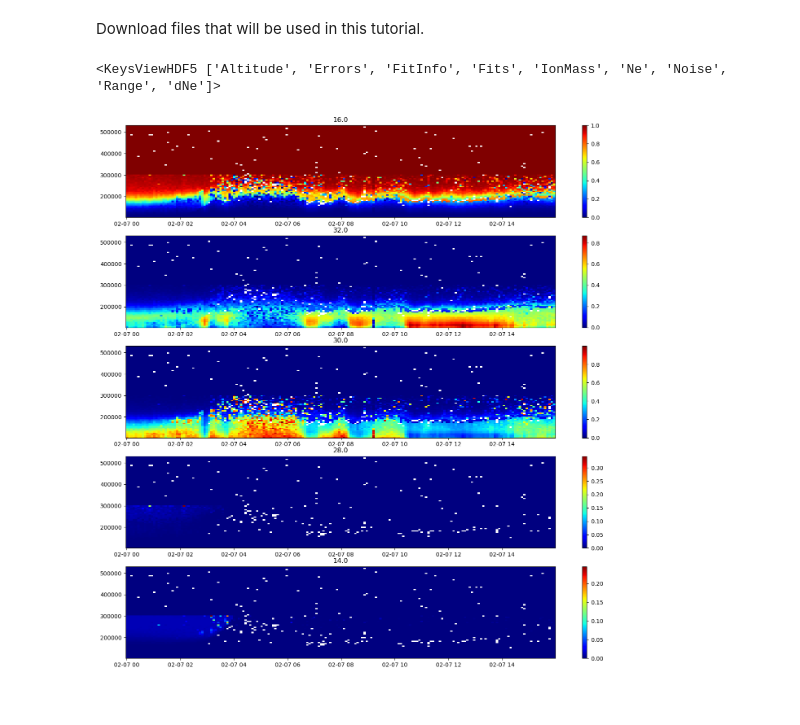
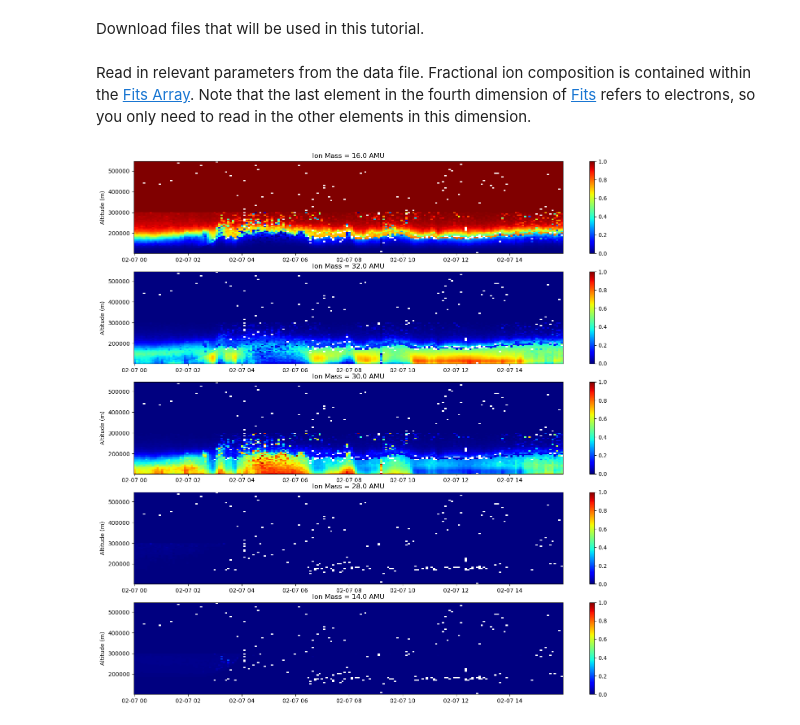
Before and after one commit to amisr/amisr_user_manual, a Jupyter notebook: src/sri_database/specialized_parameters/ion_comp.ipynb, the cells around one changed output. Drawn from its saved outputs; the diff is of its cells as text; code cells hidden in the pictures.

Commit message:
Update Ion Composition notebook.

```diff
--- a/src/sri_database/specialized_parameters/ion_comp.ipynb
+++ b/src/sri_database/specialized_parameters/ion_comp.ipynb
@@ -26,27 +29,29 @@ if not os.path.exists(filename):
     urllib.request.urlretrieve(url, filename)
 
     print('...Done!')
+# %% [markdown]
+Read in relevant parameters from the data file.  Fractional ion composition is contained within the [Fits Array](fits).  Note that the last element in the fourth dimension of [Fits](fits) refers to electrons, so you only need to read in the other elements in this dimension.
 # %%
 with h5py.File(filename, 'r') as h5:
-    print(h5['FittedParams'].keys())
+    beamcodes = h5['BeamCodes'][:]
+    bidx = np.argmax(beamcodes[:,2])
     utime = h5['Time/UnixTime'][:,0]
     alt = h5['Geomag/Altitude'][:]
-    comp = h5['FittedParams/Fits'][:,:,:,:,0]
+    comp = h5['FittedParams/Fits'][:,:,:,:-1,0]
     ionmass = h5['FittedParams/IonMass'][:]
 
 time = utime.astype('datetime64[s]')
-# %% [output]
-<KeysViewHDF5 ['Altitude', 'Errors', 'FitInfo', 'Fits', 'IonMass', 'Ne', 'Noise', 'Range', 'dNe']>
 # %%
 fig = plt.figure(figsize=(17,17))
 gs = gridspec.GridSpec(len(ionmass),1)
 
-finite_alt = np.isfinite(alt[10,:])
+# finite_alt = np.isfinite(alt[10,:])
 
 for i in range(len(ionmass)):
     ax = fig.add_subplot(gs[i])
-    c = ax.pcolormesh(time, alt[10,finite_alt], comp[:,10,finite_alt,i].T, cmap='jet', vmin=0.)
-    ax.set_title(ionmass[i])
-    plt.colorbar(c)
+    c = ax.pcolormesh(time, alt[bidx,:], comp[:,bidx,:,i].T, cmap='jet', vmin=0., vmax=1.)
+    ax.set_title(f'Ion Mass = {ionmass[i]} AMU')
+    fig.colorbar(c)
+    ax.set_ylabel('Altitude (m)')
 # %% [output]
-[figure, old version]
+[figure, new version]
```
Also changed, not shown: parts of 4 cells of this notebook.
